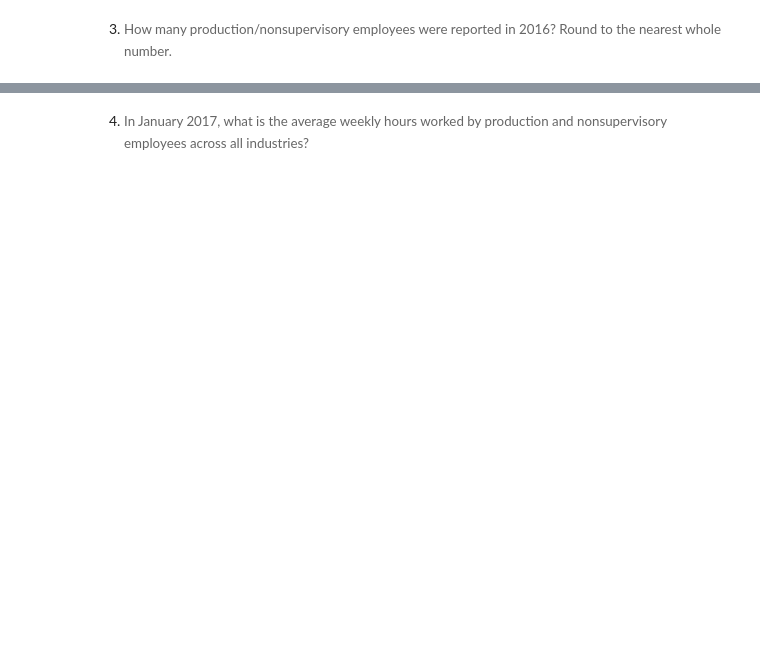
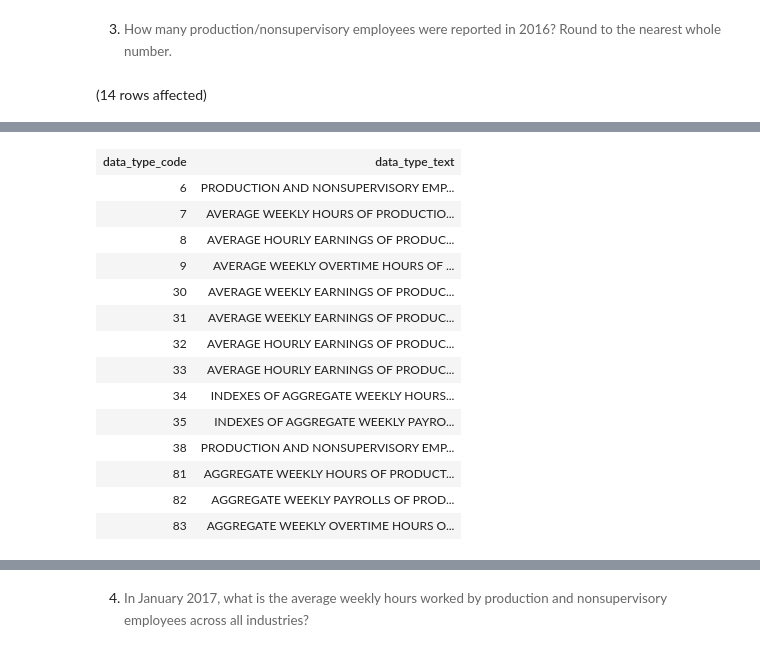
Before and after one commit to jinlikethedrink/Assignment3_9to5, a Jupyter notebook: 9to5.ipynb, the cells around one changed output, grey strips where cells are left out. Drawn from its saved outputs; the diff is of its cells as text; code cells hidden in the pictures; blank space fills up the shorter version.

```diff
--- a/9to5.ipynb
+++ b/9to5.ipynb
@@ -153,2 +283,17 @@ where sr.series_title = 'All employees'
 # %% [markdown]
 3. <span style="background-color: rgb(255, 255, 255); font-size: 10pt; white-space: pre-wrap; color: rgb(102, 102, 102); font-family: Arvo, serif;">How many production/nonsupervisory employees were reported in 2016? Round to the nearest whole number.&nbsp;</span>
+# %%
+-- Answer: 1263650
+
+-- Step1)
+-- I noticed that there are many related results using only keywords such as "production" or "nonsupervisory".
+-- So I ran the data type code table to to the exact data type code.
+
+select *
+from datatype as dt
+where dt.data_type_text like '%production%'
+    and dt.data_type_text like '%nonsupervisory%'
+
+-- Found the data type code is 6 for "PRODUCTION AND NONSUPERVISORY EMPLOYEES"
+# %% [output]
+(14 rows affected)
@@ -154,0 +301,15 @@ where sr.series_title = 'All employees'
+| data_type_code | data_type_text |
+| 6 | PRODUCTION AND NONSUPERVISORY EMP... |
+| 7 | AVERAGE WEEKLY HOURS OF PRODUCTIO... |
+| 8 | AVERAGE HOURLY EARNINGS OF PRODUC... |
+| 9 | AVERAGE WEEKLY OVERTIME HOURS OF ... |
+| 30 | AVERAGE WEEKLY EARNINGS OF PRODUC... |
+| 31 | AVERAGE WEEKLY EARNINGS OF PRODUC... |
+| 32 | AVERAGE HOURLY EARNINGS OF PRODUC... |
+| 33 | AVERAGE HOURLY EARNINGS OF PRODUC... |
+| 34 | INDEXES OF AGGREGATE WEEKLY HOURS... |
+| 35 | INDEXES OF AGGREGATE WEEKLY PAYRO... |
+| 38 | PRODUCTION AND NONSUPERVISORY EMP... |
+| 81 | AGGREGATE WEEKLY HOURS OF PRODUCT... |
+| 82 | AGGREGATE WEEKLY PAYROLLS OF PROD... |
+| 83 | AGGREGATE WEEKLY OVERTIME HOURS O... |
```
Also changed, not shown: parts of 20 cells of this notebook.
